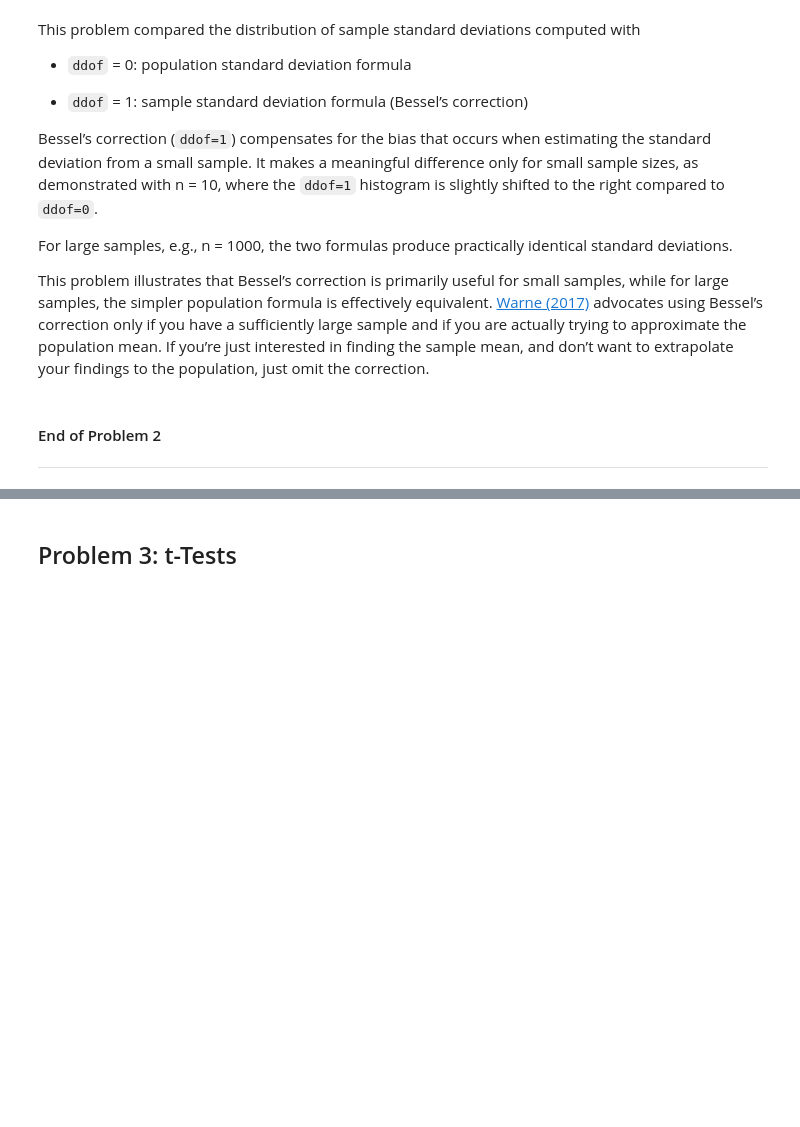
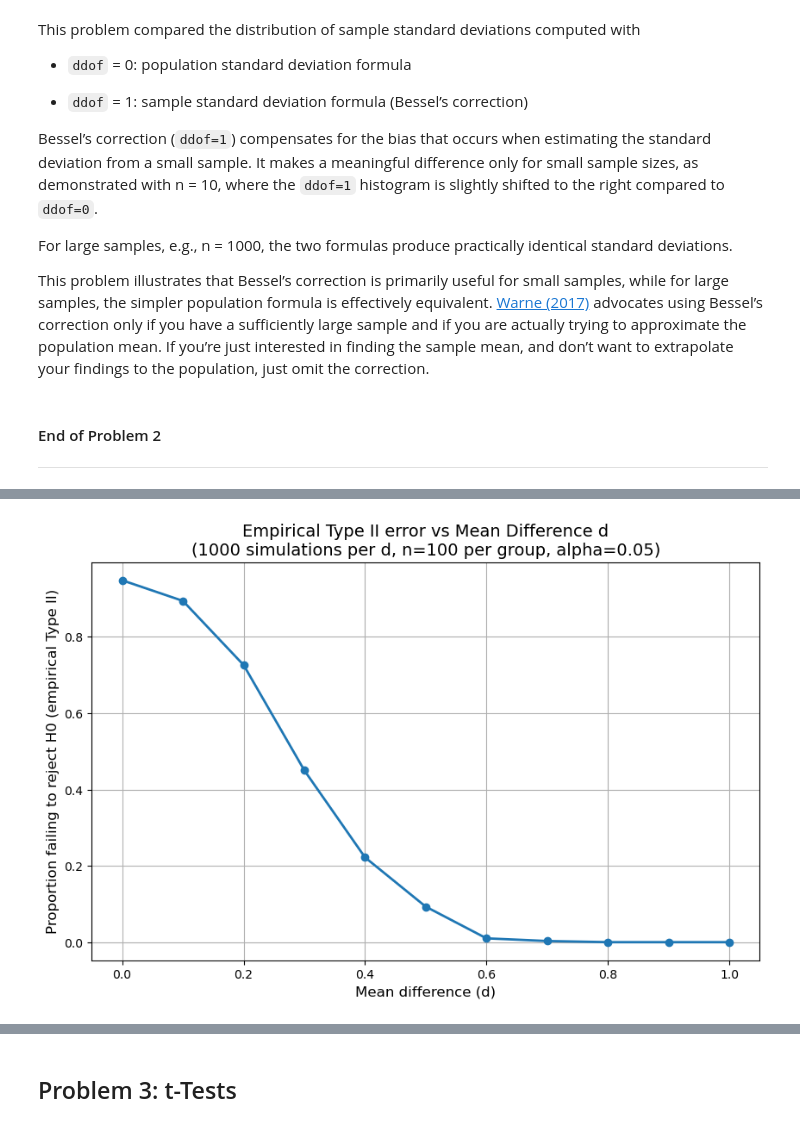
Before and after one commit to SBCURLEY/as-assessment, a Jupyter notebook: problems.ipynb, the cells around one changed output, grey strips where cells are left out. Drawn from its saved outputs; the diff is of its cells as text; code cells hidden in the pictures; blank space fills up the shorter version.

```diff
--- a/problems.ipynb
+++ b/problems.ipynb
@@ -515,0 +545,10 @@ This problem illustrates that Bessel’s correction is primarily useful for smal
+# %%
+# Parameter definition for the simulation
+# Effect sizes to try: from 0.0 to 1.0 in steps of 0.1
+# (d = true difference in means between the two groups)
+ds = np.round(np.arange(0.0, 1.01, 0.1), 2)
+k = 1000          # number of repeated experiments for each d value
+alpha = 0.05      # significance level for the t-test
+n=100
+# I will store results as a list of tuples and convert to a DataFrame at the end
+results = []
@@ -515,0 +621,14 @@ This problem illustrates that Bessel’s correction is primarily useful for smal
+# %%
+# Plot: Type II error vs mean difference
+plt.figure(figsize=(10,6))
+# Plot the empirical Type II estimate as a function of effect size d
+plt.plot(df['d'], df['prop_fail_to_reject (type II est)'], marker='o', linewidth=2)
+# Label axes and add a descriptive title
+plt.xlabel('Mean difference (d)', fontsize=12)
+plt.ylabel('Proportion failing to reject H0 (empirical Type II)', fontsize=12)
+plt.title('Empirical Type II error vs Mean Difference d\n(1000 simulations per d, n=100 per group, alpha=0.05)', fontsize=14)
+# Draw a dashed horizontal line at 1 - alpha to check the d=0 behaviour:
+plt.grid(True)
+plt.show()
+# %% [output]
+[figure, added]
```
Also changed, not shown: parts of 16 cells of this notebook.
